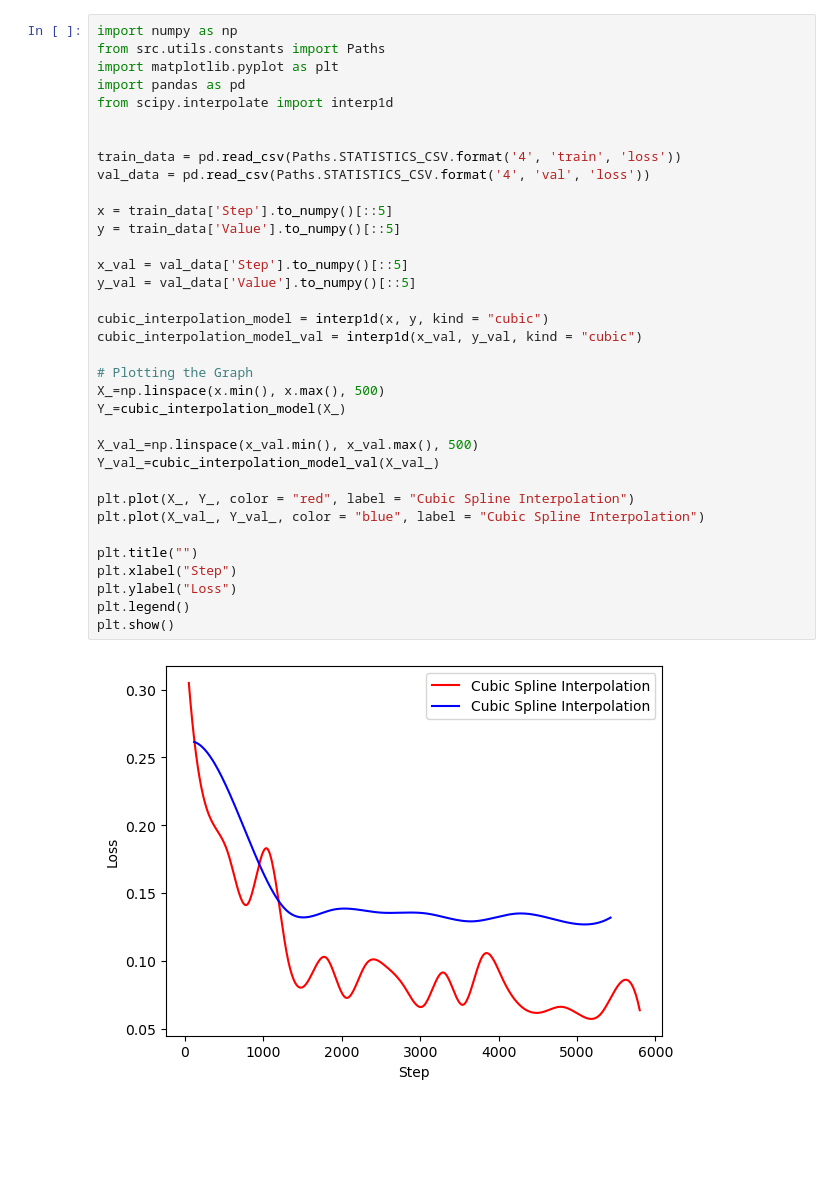
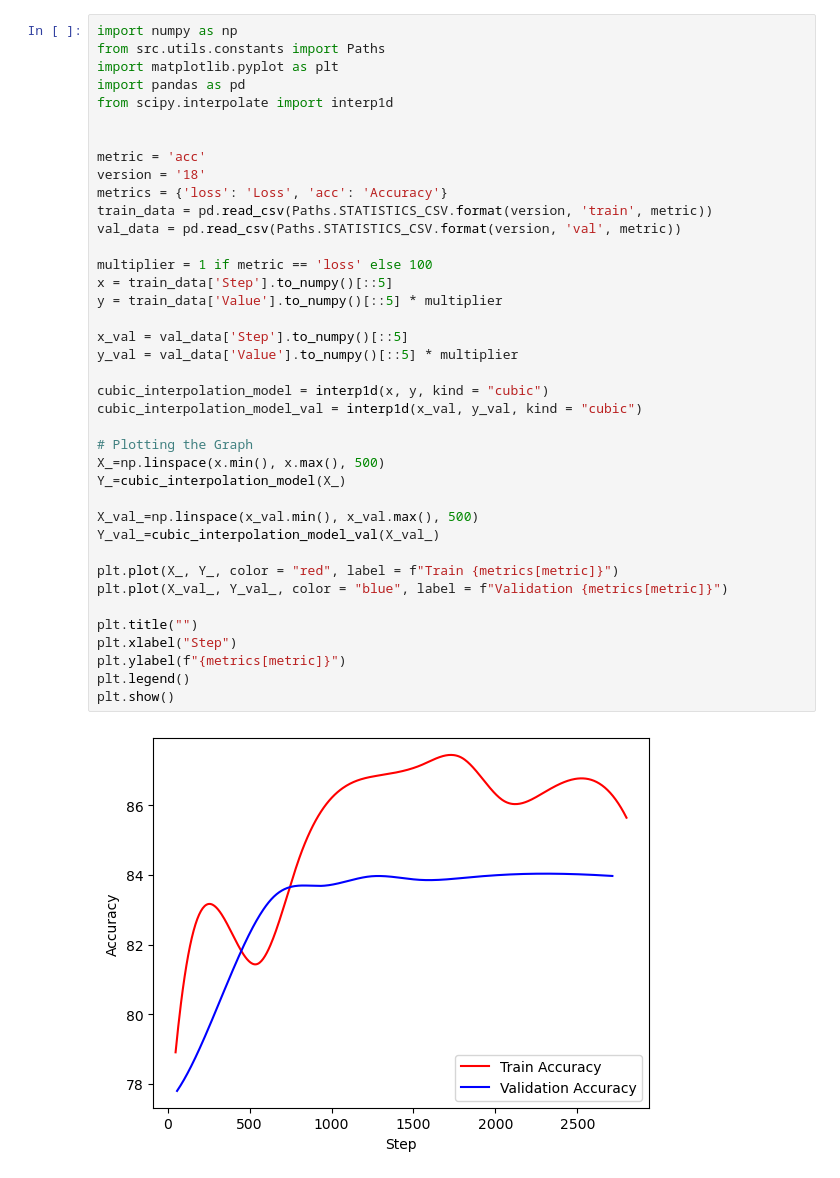
Before and after one commit to gabriel-rusu/augment-aid-ml, a Jupyter notebook: src/notebooks/graphics-plotter.ipynb, the cells around one changed output. Drawn from its saved outputs; the diff is of its cells as text; blank space fills up the shorter version.

Commit message:
added graphs of loss and accuracy for each training variation

```diff
--- a/src/notebooks/graphics-plotter.ipynb
+++ b/src/notebooks/graphics-plotter.ipynb
@@ -1,37 +1,41 @@
 # %%
 import numpy as np
 from src.utils.constants import Paths
 import matplotlib.pyplot as plt
 import pandas as pd
 from scipy.interpolate import interp1d
 
 
-train_data = pd.read_csv(Paths.STATISTICS_CSV.format('4', 'train', 'loss'))
-val_data = pd.read_csv(Paths.STATISTICS_CSV.format('4', 'val', 'loss'))
+metric = 'acc'
+version = '18'
+metrics = {'loss': 'Loss', 'acc': 'Accuracy'}
+train_data = pd.read_csv(Paths.STATISTICS_CSV.format(version, 'train', metric))
+val_data = pd.read_csv(Paths.STATISTICS_CSV.format(version, 'val', metric))
 
+multiplier = 1 if metric == 'loss' else 100
 x = train_data['Step'].to_numpy()[::5]
-y = train_data['Value'].to_numpy()[::5]
+y = train_data['Value'].to_numpy()[::5] * multiplier
 
 x_val = val_data['Step'].to_numpy()[::5]
-y_val = val_data['Value'].to_numpy()[::5]
+y_val = val_data['Value'].to_numpy()[::5] * multiplier
 
 cubic_interpolation_model = interp1d(x, y, kind = "cubic")
 cubic_interpolation_model_val = interp1d(x_val, y_val, kind = "cubic")
 
 # Plotting the Graph
 X_=np.linspace(x.min(), x.max(), 500)
 Y_=cubic_interpolation_model(X_)
 
 X_val_=np.linspace(x_val.min(), x_val.max(), 500)
 Y_val_=cubic_interpolation_model_val(X_val_)
 
-plt.plot(X_, Y_, color = "red", label = "Cubic Spline Interpolation")
-plt.plot(X_val_, Y_val_, color = "blue", label = "Cubic Spline Interpolation")
+plt.plot(X_, Y_, color = "red", label = f"Train {metrics[metric]}")
+plt.plot(X_val_, Y_val_, color = "blue", label = f"Validation {metrics[metric]}")
 
 plt.title("")
 plt.xlabel("Step")
-plt.ylabel("Loss")
+plt.ylabel(f"{metrics[metric]}")
 plt.legend()
 plt.show()
 # %% [output]
-[figure, old version]
+[figure, new version]
```
Also changed, not shown: parts of 1 cell of this notebook, 6 other files.
